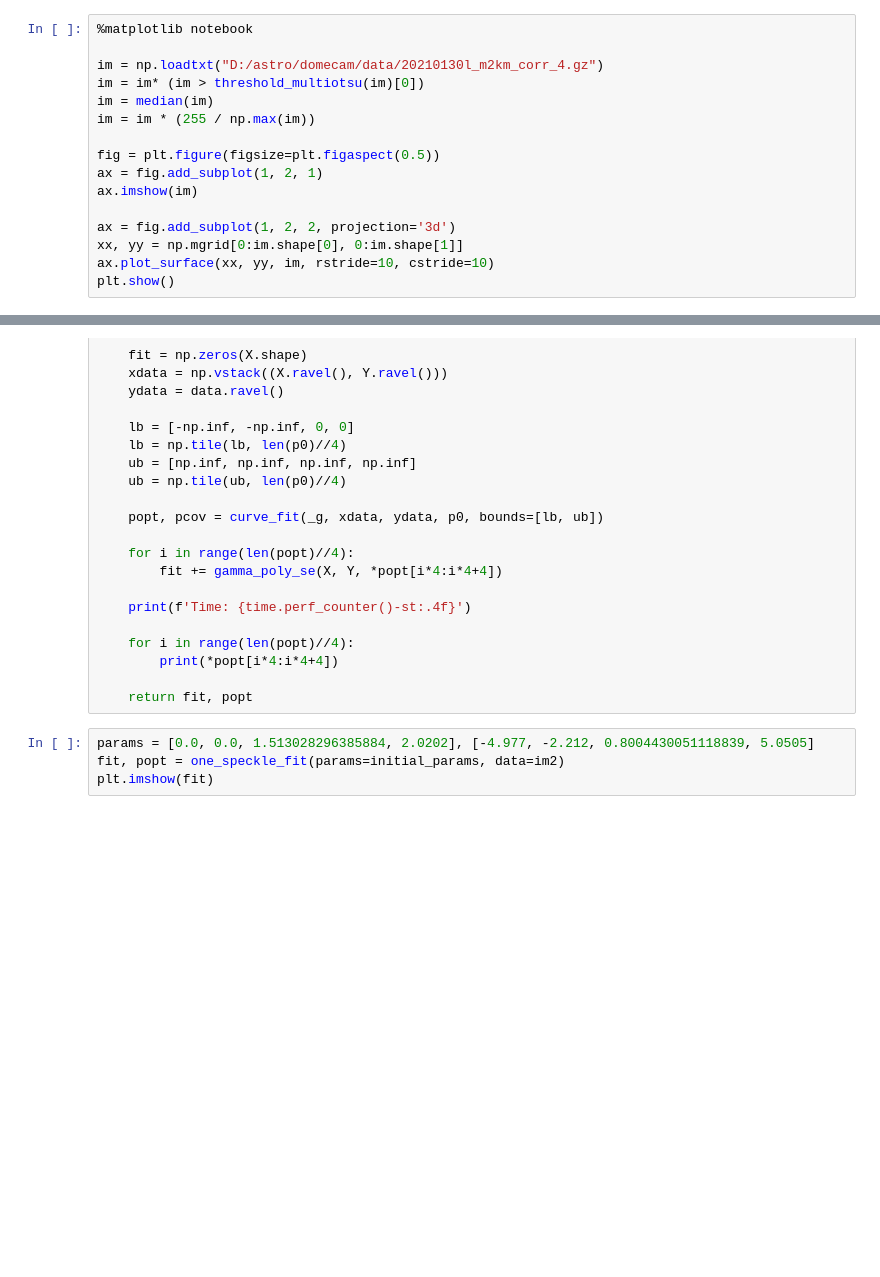
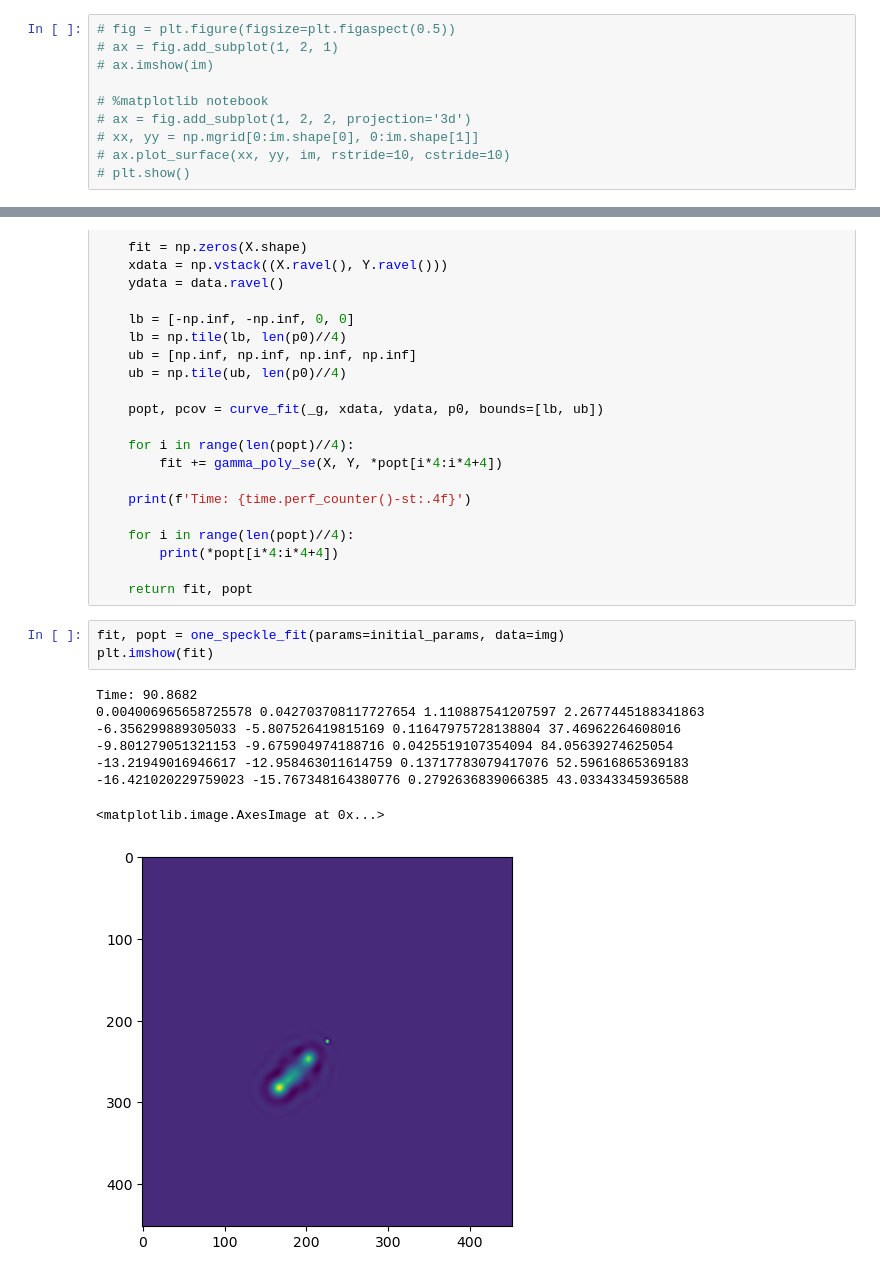
Before and after one commit to AntonMate/domecam, a Jupyter notebook: p0.ipynb, the cells around one changed output, grey strips where cells are left out. Cells and saved outputs as stored; diff of their text form; blank space fills up the shorter version.

```diff
--- a/p0.ipynb
+++ b/p0.ipynb
@@ -13,16 +19,10 @@ from scipy.optimize import curve_fit
 # %%
-%matplotlib notebook
+# fig = plt.figure(figsize=plt.figaspect(0.5))
+# ax = fig.add_subplot(1, 2, 1)
+# ax.imshow(im)
 
-im = np.loadtxt("D:/astro/domecam/data/20210130l_m2km_corr_4.gz")
-im = im* (im > threshold_multiotsu(im)[0])
-im = median(im)
-im = im * (255 / np.max(im))
-
-fig = plt.figure(figsize=plt.figaspect(0.5))
-ax = fig.add_subplot(1, 2, 1)
-ax.imshow(im)
-
-ax = fig.add_subplot(1, 2, 2, projection='3d')
-xx, yy = np.mgrid[0:im.shape[0], 0:im.shape[1]]
-ax.plot_surface(xx, yy, im, rstride=10, cstride=10)
-plt.show()
+# %matplotlib notebook
+# ax = fig.add_subplot(1, 2, 2, projection='3d')
+# xx, yy = np.mgrid[0:im.shape[0], 0:im.shape[1]]
+# ax.plot_surface(xx, yy, im, rstride=10, cstride=10)
+# plt.show()
@@ -290,7 +313,15 @@ def one_speckle_fit(params=None, data=None):
         print(*popt[i*4:i*4+4])
 
     return fit, popt
-# %%
-params = [0.0, 0.0, 1.513028296385884, 2.0202], [-4.977, -2.212, 0.8004430051118839, 5.0505]
-fit, popt = one_speckle_fit(params=initial_params, data=im2)
-plt.imshow(fit)
+# %%
+fit, popt = one_speckle_fit(params=initial_params, data=img)
+plt.imshow(fit)
+# %% [output]
+Time: 90.8682
+0.004006965658725578 0.042703708117727654 1.110887541207597 2.2677445188341863
+-6.356299889305033 -5.807526419815169 0.11647975728138804 37.46962264608016
+-9.801279051321153 -9.675904974188716 0.0425519107354094 84.05639274625054
+-13.21949016946617 -12.958463011614759 0.13717783079417076 52.59616865369183
+-16.421020229759023 -15.767348164380776 0.2792636839066385 43.03343345936588
+<matplotlib.image.AxesImage at 0x...>
+[figure, added]
```
Also changed, not shown: parts of 7 cells of this notebook.
